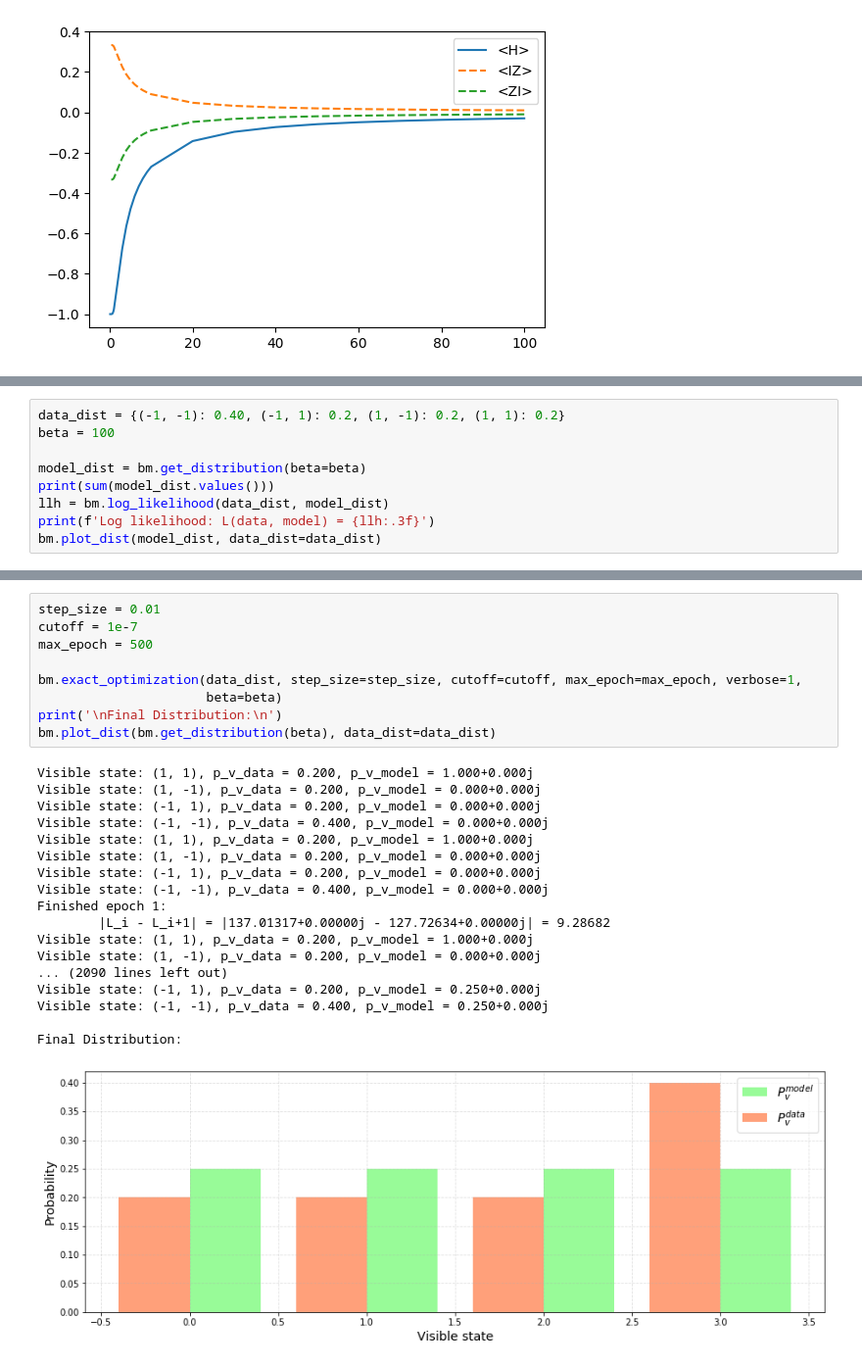
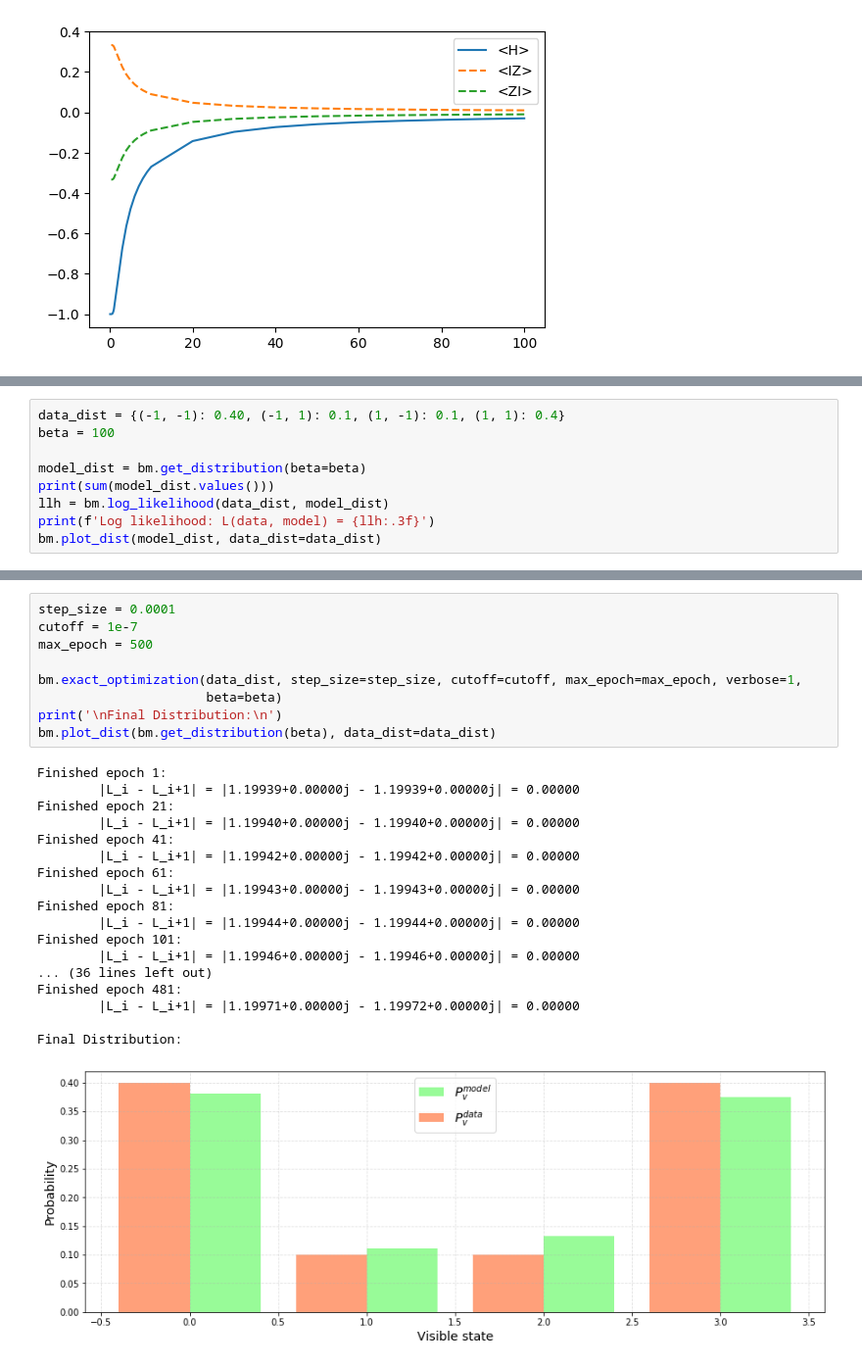
Before and after one commit to jviszlai/Bayesian-inference-coresets, a Jupyter notebook: QBM.ipynb, the cells around one changed output, grey strips where cells are left out. Shown at 98% size. Drawn from its saved outputs; the diff is of its cells as text.

```diff
--- a/QBM.ipynb
+++ b/QBM.ipynb
@@ -307,5 +356,5 @@ print(bm.get_hamiltonian(clamped=True))
 # %%
-data_dist = {(-1, -1): 0.40, (-1, 1): 0.2, (1, -1): 0.2, (1, 1): 0.2}
+data_dist = {(-1, -1): 0.40, (-1, 1): 0.1, (1, -1): 0.1, (1, 1): 0.4}
 beta = 100
 
 model_dist = bm.get_distribution(beta=beta)
@@ -324,28 +369,28 @@ Log likelihood: L(data, model) = 137.013+0.000j
 # %%
-step_size = 0.01
+step_size = 0.0001
 cutoff = 1e-7
 max_epoch = 500
 
 bm.exact_optimization(data_dist, step_size=step_size, cutoff=cutoff, max_epoch=max_epoch, verbose=1,
                       beta=beta)
 print('\nFinal Distribution:\n')
 bm.plot_dist(bm.get_distribution(beta), data_dist=data_dist)
 # %% [output]
-Visible state: (1, 1), p_v_data = 0.200, p_v_model = 1.000+0.000j
-Visible state: (1, -1), p_v_data = 0.200, p_v_model = 0.000+0.000j
-Visible state: (-1, 1), p_v_data = 0.200, p_v_model = 0.000+0.000j
-Visible state: (-1, -1), p_v_data = 0.400, p_v_model = 0.000+0.000j
-Visible state: (1, 1), p_v_data = 0.200, p_v_model = 1.000+0.000j
-Visible state: (1, -1), p_v_data = 0.200, p_v_model = 0.000+0.000j
-Visible state: (-1, 1), p_v_data = 0.200, p_v_model = 0.000+0.000j
-Visible state: (-1, -1), p_v_data = 0.400, p_v_model = 0.000+0.000j
 Finished epoch 1:
-        |L_i - L_i+1| = |137.01317+0.00000j - 127.72634+0.00000j| = 9.28682
-Visible state: (1, 1), p_v_data = 0.200, p_v_model = 1.000+0.000j
-Visible state: (1, -1), p_v_data = 0.200, p_v_model = 0.000+0.000j
-... (2090 lines left out)
-Visible state: (-1, 1), p_v_data = 0.200, p_v_model = 0.250+0.000j
-Visible state: (-1, -1), p_v_data = 0.400, p_v_model = 0.250+0.000j
+        |L_i - L_i+1| = |1.19939+0.00000j - 1.19939+0.00000j| = 0.00000
+Finished epoch 21:
+        |L_i - L_i+1| = |1.19940+0.00000j - 1.19940+0.00000j| = 0.00000
+Finished epoch 41:
+        |L_i - L_i+1| = |1.19942+0.00000j - 1.19942+0.00000j| = 0.00000
+Finished epoch 61:
+        |L_i - L_i+1| = |1.19943+0.00000j - 1.19943+0.00000j| = 0.00000
+Finished epoch 81:
+        |L_i - L_i+1| = |1.19944+0.00000j - 1.19944+0.00000j| = 0.00000
+Finished epoch 101:
+        |L_i - L_i+1| = |1.19946+0.00000j - 1.19946+0.00000j| = 0.00000
+... (36 lines left out)
+Finished epoch 481:
+        |L_i - L_i+1| = |1.19971+0.00000j - 1.19972+0.00000j| = 0.00000
 
 Final Distribution:
-[figure, old version]
+[figure, new version]
```
Also changed, not shown: parts of 3 cells of this notebook.
